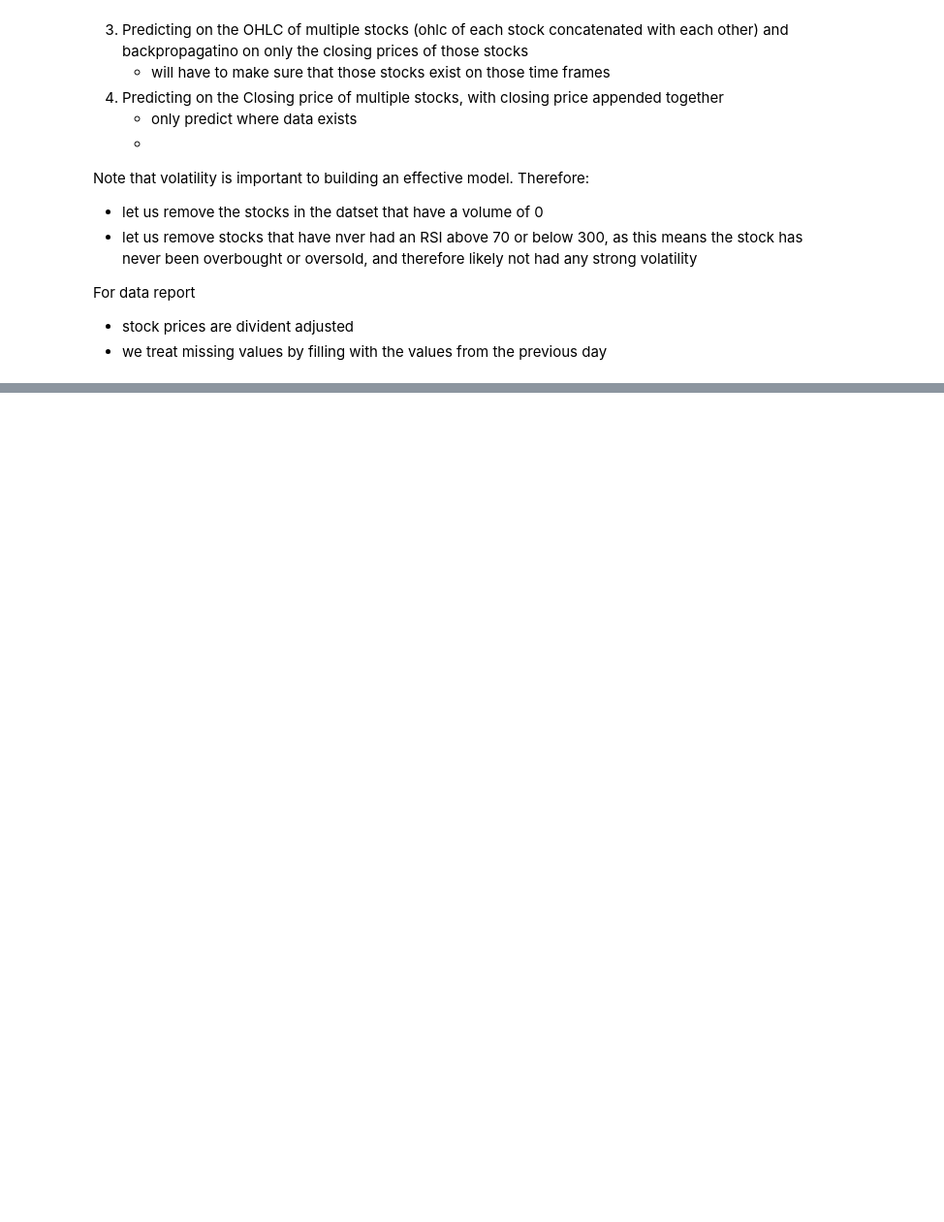
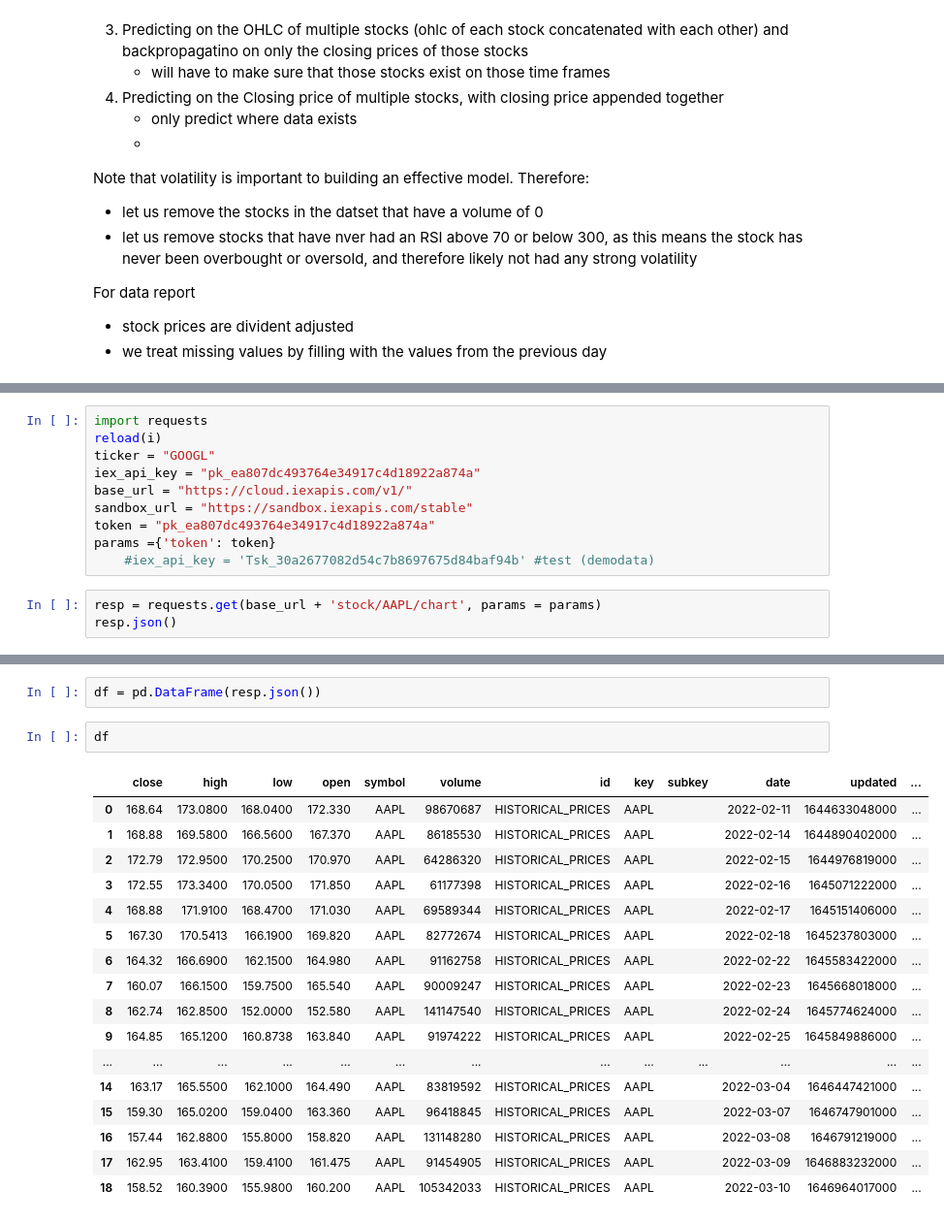
Before and after one commit to mkmuriithi/csc492_deep_learning_project, a Jupyter notebook: algo_repo/Brainstorm.ipynb, the cells around one changed output, grey strips where cells are left out. Shown: that part at 97% size. Drawn from its saved outputs; the diff is of its cells as text; blank space fills up the shorter version.

```diff
--- a/algo_repo/Brainstorm.ipynb
+++ b/algo_repo/Brainstorm.ipynb
@@ -491,0 +513,13 @@ For data report
+# %%
+import requests
+reload(i)
+ticker = "GOOGL"
+iex_api_key = "pk_ea807dc493764e34917c4d18922a874a"
+base_url = "https://cloud.iexapis.com/v1/"
+sandbox_url = "https://sandbox.iexapis.com/stable"
+token = "pk_ea807dc493764e34917c4d18922a874a"
+params ={'token': token}
+    #iex_api_key = 'Tsk_30a2677082d54c7b8697675d84baf94b' #test (demodata)
+# %%
+resp = requests.get(base_url + 'stock/AAPL/chart', params = params)
+resp.json()
@@ -491,0 +544,22 @@ For data report
+# %%
+df = pd.DataFrame(resp.json())
+# %%
+df
+# %% [output]
+|  | close | high | low | open | symbol | volume | id | key | subkey | date | updated | ... |
+| 0 | 168.64 | 173.0800 | 168.0400 | 172.330 | AAPL | 98670687 | HISTORICAL_PRICES | AAPL |  | 2022-02-11 | 1644633048000 | ... |
+| 1 | 168.88 | 169.5800 | 166.5600 | 167.370 | AAPL | 86185530 | HISTORICAL_PRICES | AAPL |  | 2022-02-14 | 1644890402000 | ... |
+| 2 | 172.79 | 172.9500 | 170.2500 | 170.970 | AAPL | 64286320 | HISTORICAL_PRICES | AAPL |  | 2022-02-15 | 1644976819000 | ... |
+| 3 | 172.55 | 173.3400 | 170.0500 | 171.850 | AAPL | 61177398 | HISTORICAL_PRICES | AAPL |  | 2022-02-16 | 1645071222000 | ... |
+| 4 | 168.88 | 171.9100 | 168.4700 | 171.030 | AAPL | 69589344 | HISTORICAL_PRICES | AAPL |  | 2022-02-17 | 1645151406000 | ... |
+| 5 | 167.30 | 170.5413 | 166.1900 | 169.820 | AAPL | 82772674 | HISTORICAL_PRICES | AAPL |  | 2022-02-18 | 1645237803000 | ... |
+| 6 | 164.32 | 166.6900 | 162.1500 | 164.980 | AAPL | 91162758 | HISTORICAL_PRICES | AAPL |  | 2022-02-22 | 1645583422000 | ... |
+| 7 | 160.07 | 166.1500 | 159.7500 | 165.540 | AAPL | 90009247 | HISTORICAL_PRICES | AAPL |  | 2022-02-23 | 1645668018000 | ... |
+| 8 | 162.74 | 162.8500 | 152.0000 | 152.580 | AAPL | 141147540 | HISTORICAL_PRICES | AAPL |  | 2022-02-24 | 1645774624000 | ... |
+| 9 | 164.85 | 165.1200 | 160.8738 | 163.840 | AAPL | 91974222 | HISTORICAL_PRICES | AAPL |  | 2022-02-25 | 1645849886000 | ... |
+| ... | ... | ... | ... | ... | ... | ... | ... | ... | ... | ... | ... | ... |
+| 14 | 163.17 | 165.5500 | 162.1000 | 164.490 | AAPL | 83819592 | HISTORICAL_PRICES | AAPL |  | 2022-03-04 | 1646447421000 | ... |
+| 15 | 159.30 | 165.0200 | 159.0400 | 163.360 | AAPL | 96418845 | HISTORICAL_PRICES | AAPL |  | 2022-03-07 | 1646747901000 | ... |
+| 16 | 157.44 | 162.8800 | 155.8000 | 158.820 | AAPL | 131148280 | HISTORICAL_PRICES | AAPL |  | 2022-03-08 | 1646791219000 | ... |
+| 17 | 162.95 | 163.4100 | 159.4100 | 161.475 | AAPL | 91454905 | HISTORICAL_PRICES | AAPL |  | 2022-03-09 | 1646883232000 | ... |
+| 18 | 158.52 | 160.3900 | 155.9800 | 160.200 | AAPL | 105342033 | HISTORICAL_PRICES | AAPL |  | 2022-03-10 | 1646964017000 | ... |
```
Also changed, not shown: parts of 10 cells of this notebook, 2 other files.
